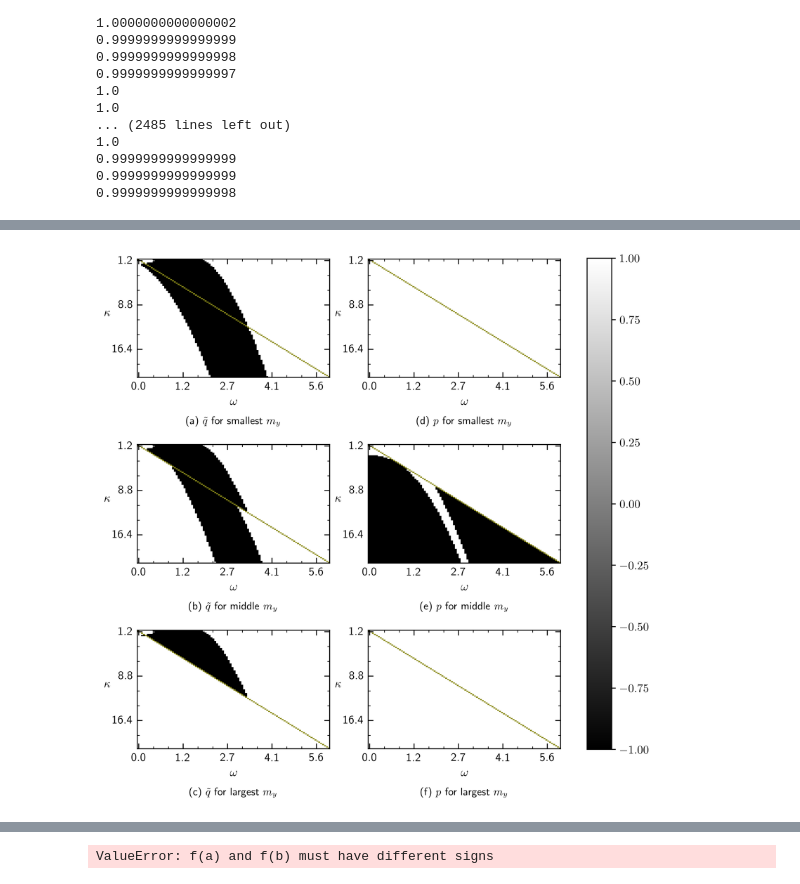
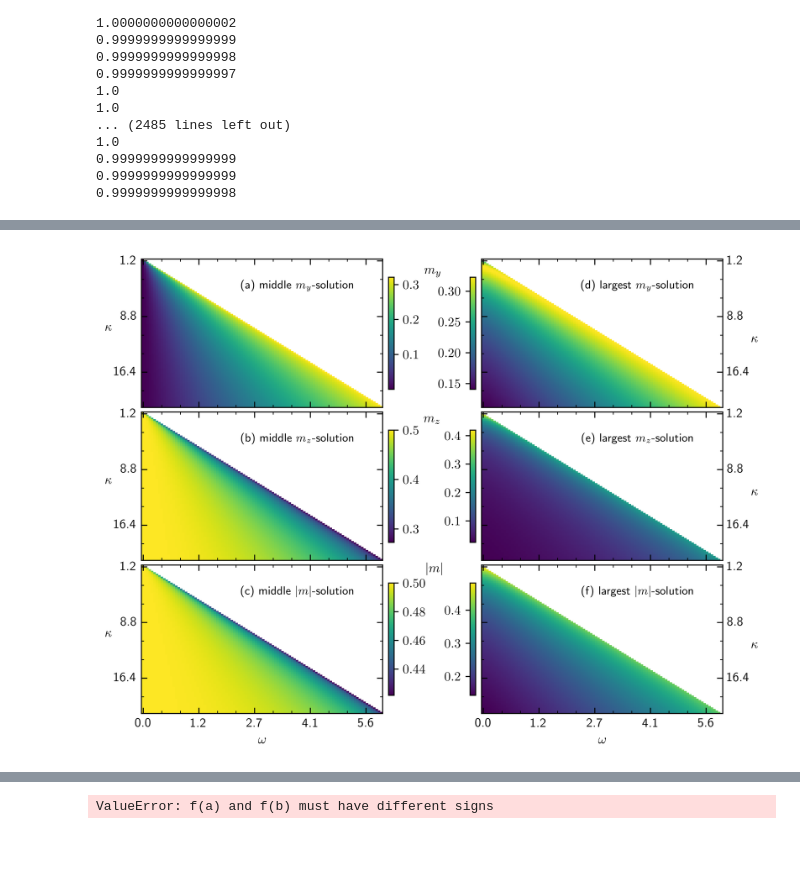
Before and after one commit to ChriGomm/Bachelor_sympy, a Jupyter notebook: sign_lam.ipynb, the cells around one changed output, grey strips where cells are left out. Cells and saved outputs as stored; diff of their text form; code cells hidden in the pictures; blank space fills up the shorter version.

Commit message:
heatmap for boundaries of fixed points

```diff
--- a/sign_lam.ipynb
+++ b/sign_lam.ipynb
@@ -264,6 +254,8 @@ class Setup_Fig():
                 if joined:
                     if i<shape[0]-1:
                         current_ax.tick_params(axis='x',direction='in',which='both',bottom=True,top=True,labelbottom=False)
+                    else:
+                        current_ax.tick_params(axis='x',direction='in',which='both',bottom=True,top=True,labelbottom=True)
 
                     if pos=='outer_left':
                         current_ax.tick_params(axis='y',direction='in',which='both',left=True,right=True,labelleft=True)
@@ -274,7 +266,7 @@ class Setup_Fig():
                         # current_ax.set_xlabel(r'$\Gamma \tilde{A}$')
                         # current_ax.set_ylabel(r'$\tilde{y}$',rotation=0)
                 else:
-                    current_ax.tick_params(axis='x',direction='in',which='both',bottom=True,top=True,labelbottom=False)
+                    current_ax.tick_params(axis='x',direction='in',which='both',bottom=True,top=True,labelbottom=True)
 
                     current_ax.tick_params(axis='y',direction='in',which='both',left=True,right=True,labelleft=True)
 
@@ -435,70 +510,99 @@ for l in range(1):#,w.shape[1]):
 # %%
+#heatmap fixp boundaries middle and large solution
 from matplotlib.colors import LinearSegmentedColormap
 p = np.zeros_like(root)
 sqrt_interior = np.zeros_like(root)
 lamda = np.zeros_like(root)
 border = np.zeros_like(root)
+shift = 0
+zsol_sol = np.zeros_like(root)
 for s in range(3):
     for i in range(np.shape(k)[0]):
         for j in range(np.shape(w)[0]):
-            if i!=j:
-                border[i,j,s]=np.nan
-            if s==1 and i==j:
-                p[i,j,s], sqrt_interior[i,j,s] = lamtest(root[i,j,0],w[j],k[i],Gam,sgam)
-            else:
-                p[i,j,s], sqrt_interior[i,j,s] = lamtest(root[i,j,s],w[j],k[i],Gam,sgam)
-            if sqrt_interior[i,j,s]>=0:
-                lamda[i,j,s]=(-p[i,j,s]+np.sqrt(sqrt_interior[i,j,s]))/2
-            else:
-                lamda[i,j,s]=np.nan
+            # if i!=j:
+            #     border[i,j,s]=np.nan
+            # if s==1 and i==j:
+            #     p[i,j,s], sqrt_interior[i,j,s] = lamtest(root[i,j,0],w[j],k[i],Gam,sgam)
+            # else:
+            #     p[i,j,s], sqrt_interior[i,j,s] = lamtest(root[i,j,s],w[j],k[i],Gam,sgam)
+            # if sqrt_interior[i,j,s]>=0:
+            #     lamda[i,j,s]=(-p[i,j,s]+np.sqrt(sqrt_interior[i,j,s]))/2
+            # else:
+            #     lamda[i,j,s]=np.nan
+            zsol_sol[i,j,s] = m_z(root[i,j,s],k[i],w[j],Gam) #*w[j]/k[i]
 
-tickformat = Format(xscale=w,yscale=k,xprec="{:.1f}",yprec="{:.1f}")
+tickformat = Format(xscale=w[shift:],yscale=k,xprec="{:.1f}",yprec="{:.1f}")
 tickp = TickProperties(SZX=True,SZY=True,\
                        xtick_step_major=15,\
                         xtick_step_minor=5,\
                             ytick_step_major=15,\
                                 ytick_step_minor=5)
-setup = Setup_Fig(name_of_plot='lam2_anal.png',tickp=tickp,formater=tickformat)
+setup = Setup_Fig(name_of_plot='fixp_bound_heatmap_ml.png',tickp=tickp,formater=tickformat)
 setup.fig_width= 20.6*cm
 setup.fig_height=29.1*cm
 setup.DEFAULT_HEAT_EXTEND = (-0.5,64.5,39.5,-0.5)
-fig, ax = setup.return_fig(shape=(3,2),dots_per_inch=600)
-plotstruct = [[sqrt_interior[:,:,0],sqrt_interior[:,:,1],sqrt_interior[:,:,2]],[p[:,:,0],p[:,:,1],p[:,:,2]]]
-title = [[r'(a) $\tilde{q}$ for smallest $m_y$',r'(b) $\tilde{q}$ for middle $m_y$',r'(c) $\tilde{q}$ for largest $m_y$'],[r'(d) $p$ for smallest $m_y$',r'(e) $p$ for middle $m_y$',r'(f) $p$ for largest $m_y$']]
+fig, ax = setup.return_fig(shape=(3,2),dots_per_inch=600,xax_share='col',yax_share='all',joined=True)
+# plotstruct = [[sqrt_interior[:,:,0],sqrt_interior[:,:,1],sqrt_interior[:,:,2]],[p[:,:,0],p[:,:,1],p[:,:,2]]]
+
+# title = [[r'(a) $\tilde{q}$ for smallest $m_y$',r'(b) $\tilde{q}$ for middle $m_y$',r'(c) $\tilde{q}$ for largest $m_y$'],[r'(d) $p$ for smallest $m_y$',r'(e) $p$ for middle $m_y$',r'(f) $p$ for largest $m_y$']]
 images = []
 cdict1 = {
     'blue': (
         (0.0, 0.0, 0.0),
         (0.5, 0.0, 0.1),
         (1.0, 1.0, 1.0),
     ),
     'red': (
         (0.0, 0.0, 1.0),
         (1.0, 0.1, 0.0),
     ),
     'green': (
         (0.0, 0.0, 1.0),
         (1.0, 0.1, 0.0),
 
     )
 }
+title = [[r'(a) middle $m_y$-solution',r'(b) middle $m_z$-solution',r'(c) middle $|m|$-solution'],[r'(d) largest $m_y$-solution',r'(e) largest $m_z$-solution',r'(f) largest $|m|$-solution']]
+labelpos = ['left','right']
 colormap = LinearSegmentedColormap('red',cdict1)
-for i in range(3):
-    for j in range(2):
-        im = ax[i,j].imshow(np.sign(plotstruct[j][i]),cmap='gray',vmin=-1,vmax=1,extent=(-0.5,64.5,39.5,-0.5))
-        borderline = ax[i,j].imshow(border[:,:,0],cmap=colormap,vmin=-1,vmax=1,extent=(-0.5,64.5,39.5,-0.5))
-        ax[i,j].set_title(title[j][i],loc='center',y=-0.45,fontsize=9)
-        ax[i,j].set_xlabel(r'$\omega$')
-        ax[i,j].set_ylabel(r'$\kappa$',rotation=0)
+for i in range(2):
+    # for j in range(2):
+        im1 = ax[0,i].imshow(root[:,:,i+1],extent=(-0.5,64.5,39.5,-0.5))
+        im2 = ax[1,i].imshow(zsol_sol[:,shift:,i+1],extent=(-0.5,64.5,39.5,-0.5))
+        im3 = ax[2,i].imshow(np.sqrt(zsol_sol[:,shift:,i+1]**2+root[:,:,i+1]**2),extent=(-0.5,64.5,39.5,-0.5))
+
+        # borderline = ax[i,j].imshow(border[:,:,0],cmap=colormap,vmin=-1,vmax=1,extent=(-0.5,64.5,39.5,-0.5))
+        # ax[i].set_title(title[j][i],loc='center',y=-0.45,fontsize=9)
+        ax[0,i].set_title(title[i][0],x=0.65,y=0.75,fontsize=9)
+        ax[1,i].set_title(title[i][1],x=0.65,y=0.75,fontsize=9)
+        ax[2,i].set_title(title[i][2],x=0.65,y=0.75,fontsize=9)
+        # ax[0,i].set_xlabel(r'$\omega$')
+        ax[0,i].set_ylabel(r'$\kappa$',rotation=0)
+        ax[0,i].yaxis.set_label_position(labelpos[i])
+        # ax[1,i].set_xlabel(r'$\omega$')
+        ax[1,i].set_ylabel(r'$\kappa$',rotation=0)
+        ax[1,i].yaxis.set_label_position(labelpos[i])
+        ax[2,i].set_xlabel(r'$\omega$')
+        ax[2,i].set_ylabel(r'$\kappa$',rotation=0)
+        ax[2,i].yaxis.set_label_position(labelpos[i])
         # ax[i,j].plot(w,k)
         # im.set_extend(((-0.5,39.5,39.5,-0.5)))
         images.append(im)
 # cbar1 = fig.colorbar(images[3],ax=ax,orientation='vertical',fraction=0.05)
-cbar2 = fig.colorbar(images[-2],ax=ax,orientation='vertical',shrink=0.934)
+        shrink_fac = 0.22
+        padi = 0.02
+        cbar1 = fig.colorbar(im1,ax=ax[0,i],orientation='vertical',shrink=shrink_fac,location=labelpos[1-i],pad=padi)
+        cbar2 = fig.colorbar(im2,ax=ax[1,i],orientation='vertical',shrink=shrink_fac,location=labelpos[1-i],pad=padi)
+        cbar3 = fig.colorbar(im3,ax=ax[2,i],orientation='vertical',shrink=shrink_fac,location=labelpos[1-i],pad=padi)
+        if i==1:
+            cbar1.set_label(r'$m_y$',rotation=0,labelpad=-2,loc='top')#,shrink=0.934)
+            cbar2.set_label(r'$m_z$',rotation=0,labelpad=10,x=5,y=1.05)
+            cbar3.set_label(r'$|m|$',rotation=0,labelpad=7,x=5,y=1.07)
+plt.subplots_adjust(hspace=-0.7,wspace=0)
 # fig.tight_layout()
 # plt.figtext(s=r'\,\\Figure 5: The figures a-c present the sign of the interior of the square root for the eigenvalues $\lambda_{23}$ \\for the different fixed points and parameter configurations. Figures d-f show in the same manner \\the sign of $p$. In the entire setup is \\$\Gamma=1$ and $\gamma=0.2$ fixed.',x=0,y=0,fontsize=10,bbox=dict(xy=(0,0),width=5,height=5,boxstyle='Square'))
-plt.savefig('/home/christian/Documents/Bachelor/protocol/pictures/'+setup.name_of_plot,bbox_inches='tight')
+# plt.savefig('/home/christian/Documents/Bachelor/protocol/pictures/'+setup.name_of_plot,bbox_inches='tight')
 plt.show()
 # %% [output]
-[figure, old version]
+[figure, new version]
 # %%
```
Also changed, not shown: parts of 10 cells of this notebook.
